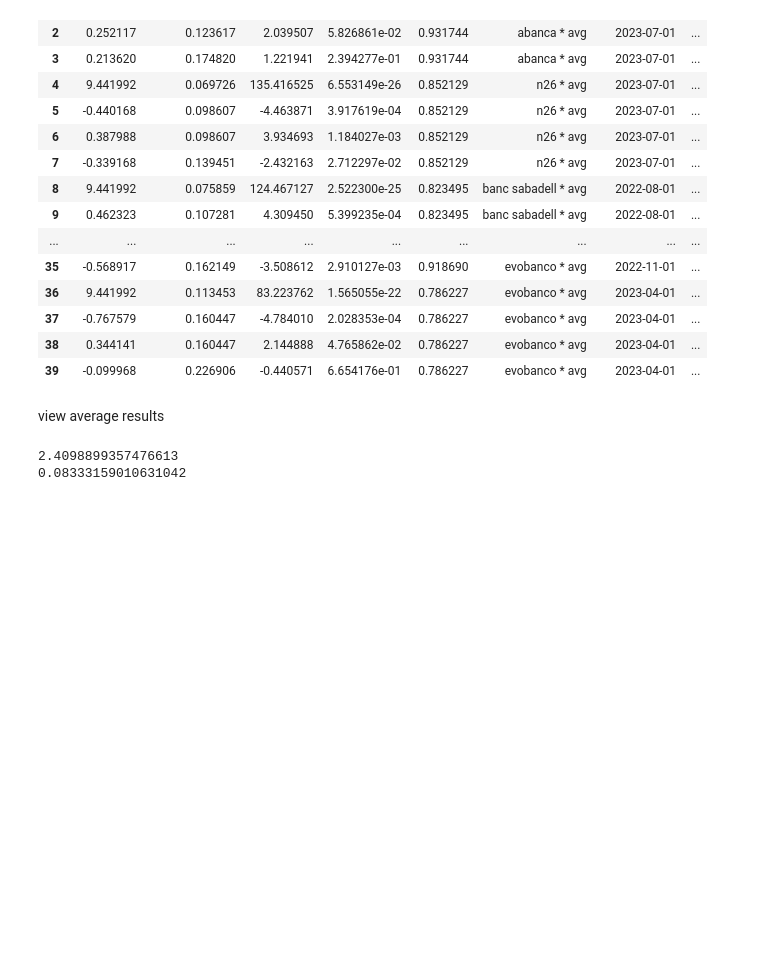
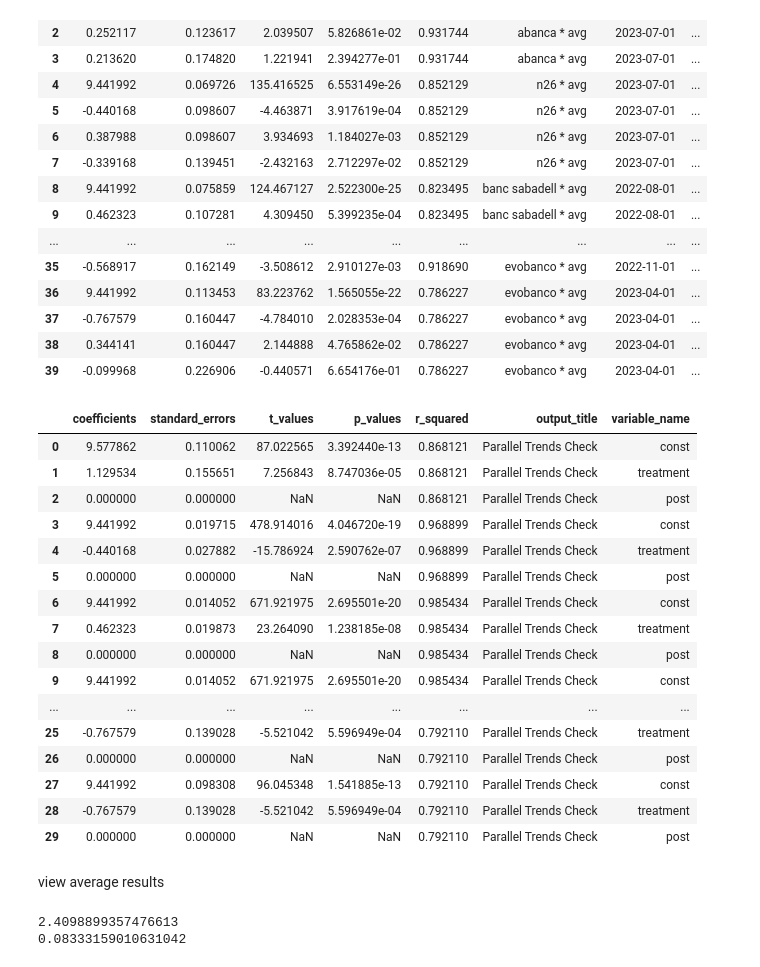
Before and after one commit to agbennett-bse/deloitte_digital_banking, a Jupyter notebook: deloitte_digital_banking/incentives_diff_n_diff.ipynb, the cells around one changed output. Drawn from its saved outputs; the diff is of its cells as text; code cells hidden in the pictures; blank space fills up the shorter version.

```diff
--- a/deloitte_digital_banking/incentives_diff_n_diff.ipynb
+++ b/deloitte_digital_banking/incentives_diff_n_diff.ipynb
@@ -643,6 +647,15 @@ def get_regression_summary(regression):
     summary['output_title'] = regression['banks_for_regression']
     summary['date_of_event'] = bank_of_interest_event_series.date.median()
 
-    return summary
+    # Parallel Trends Check: Only pre-treatment periods
+    pre_treatment_df = combined_df[combined_df['period'] == 'pre']
+    y_pre = pre_treatment_df['web_traffic']
+    X_pre = pre_treatment_df[['treatment', 'post']]  # Only use 'treatment' as 'post' is always 0
+    X_pre = sm.add_constant(X_pre)
+    parallel_model = sm.OLS(y_pre, X_pre).fit()
+    parallel_summary = extract_data_from_sm(parallel_model)
+    parallel_summary['output_title'] = 'Parallel Trends Check'
+
+    return summary, parallel_summary
 # %% [markdown]
 ### get regrssion outputs for each regression for incentives
@@ -649,10 +706,12 @@ def get_regression_summary(regression):
 # %%
 all_regression_outputs = []
+all_parallel_trends_outputs = []
 
 for regression in all_regressions_incentives['regressions']:
     if len(regression.keys()) > 0:
-        summary = get_regression_summary(regression)
+        summary, parallel_trends_summary = get_regression_summary(regression)
         all_regression_outputs.append(summary)
+        all_parallel_trends_outputs.append(parallel_trends_summary)
     else:
         print('No valid regressions found')
         print(regression)
@@ -734,11 +809,13 @@ all_incentive_diff_n_diff.loc[all_incentive_diff_n_diff.variable_name == 'treatm
 ### get regrssion outputs for each regression for aprs
 # %%
 all_regression_outputs_apr = []
+all_parallel_trends_outputs_apr = []
 
 for regression in all_regressions_apr['regressions']:
     if len(regression.keys()) > 0:
-        summary = get_regression_summary(regression)
+        summary, parallel_trends_summary = get_regression_summary(regression)
         all_regression_outputs_apr.append(summary)
+        all_parallel_trends_outputs_apr.append(parallel_trends_summary)
     else:
         print('No valid regressions found')
         print(regression)
@@ -789,6 +866,32 @@ all_incentive_diff_n_diff
 | 37 | -0.767579 | 0.160447 | -4.784010 | 2.028353e-04 | 0.786227 | evobanco * avg | 2023-04-01 | ... |
 | 38 | 0.344141 | 0.160447 | 2.144888 | 4.765862e-02 | 0.786227 | evobanco * avg | 2023-04-01 | ... |
 | 39 | -0.099968 | 0.226906 | -0.440571 | 6.654176e-01 | 0.786227 | evobanco * avg | 2023-04-01 | ... |
+# %%
+all_parallel_trends_outputs_apr_df = pd.concat(all_parallel_trends_outputs_apr)
+
+all_parallel_trends_outputs_apr_df['variable_name'] = all_parallel_trends_outputs_apr_df.index
+
+all_parallel_trends_outputs_apr_df = all_parallel_trends_outputs_apr_df.reset_index(drop=True)
+
+all_parallel_trends_outputs_apr_df
+# %% [output]
+|  | coefficients | standard_errors | t_values | p_values | r_squared | output_title | variable_name |
+| 0 | 9.577862 | 0.110062 | 87.022565 | 3.392440e-13 | 0.868121 | Parallel Trends Check | const |
+| 1 | 1.129534 | 0.155651 | 7.256843 | 8.747036e-05 | 0.868121 | Parallel Trends Check | treatment |
+| 2 | 0.000000 | 0.000000 | NaN | NaN | 0.868121 | Parallel Trends Check | post |
+| 3 | 9.441992 | 0.019715 | 478.914016 | 4.046720e-19 | 0.968899 | Parallel Trends Check | const |
+| 4 | -0.440168 | 0.027882 | -15.786924 | 2.590762e-07 | 0.968899 | Parallel Trends Check | treatment |
+| 5 | 0.000000 | 0.000000 | NaN | NaN | 0.968899 | Parallel Trends Check | post |
+| 6 | 9.441992 | 0.014052 | 671.921975 | 2.695501e-20 | 0.985434 | Parallel Trends Check | const |
+| 7 | 0.462323 | 0.019873 | 23.264090 | 1.238185e-08 | 0.985434 | Parallel Trends Check | treatment |
+| 8 | 0.000000 | 0.000000 | NaN | NaN | 0.985434 | Parallel Trends Check | post |
+| 9 | 9.441992 | 0.014052 | 671.921975 | 2.695501e-20 | 0.985434 | Parallel Trends Check | const |
+| ... | ... | ... | ... | ... | ... | ... | ... |
+| 25 | -0.767579 | 0.139028 | -5.521042 | 5.596949e-04 | 0.792110 | Parallel Trends Check | treatment |
+| 26 | 0.000000 | 0.000000 | NaN | NaN | 0.792110 | Parallel Trends Check | post |
+| 27 | 9.441992 | 0.098308 | 96.045348 | 1.541885e-13 | 0.792110 | Parallel Trends Check | const |
+| 28 | -0.767579 | 0.139028 | -5.521042 | 5.596949e-04 | 0.792110 | Parallel Trends Check | treatment |
+| 29 | 0.000000 | 0.000000 | NaN | NaN | 0.792110 | Parallel Trends Check | post |
 # %% [markdown]
 view average results
 # %%
```
Also changed, not shown: parts of 10 cells of this notebook, 10 other files.
